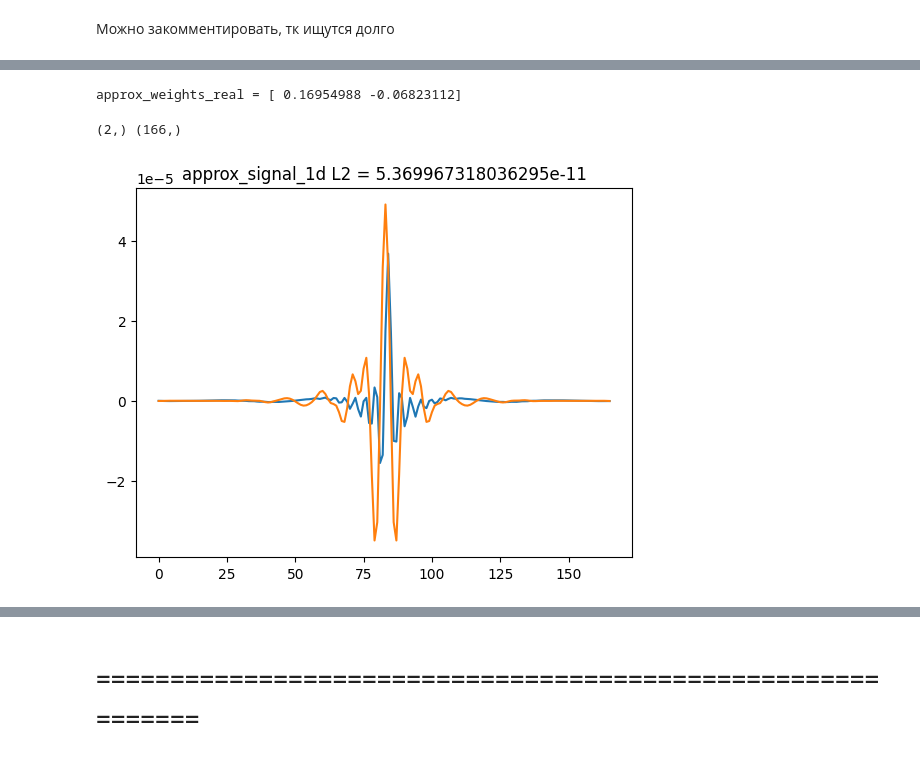
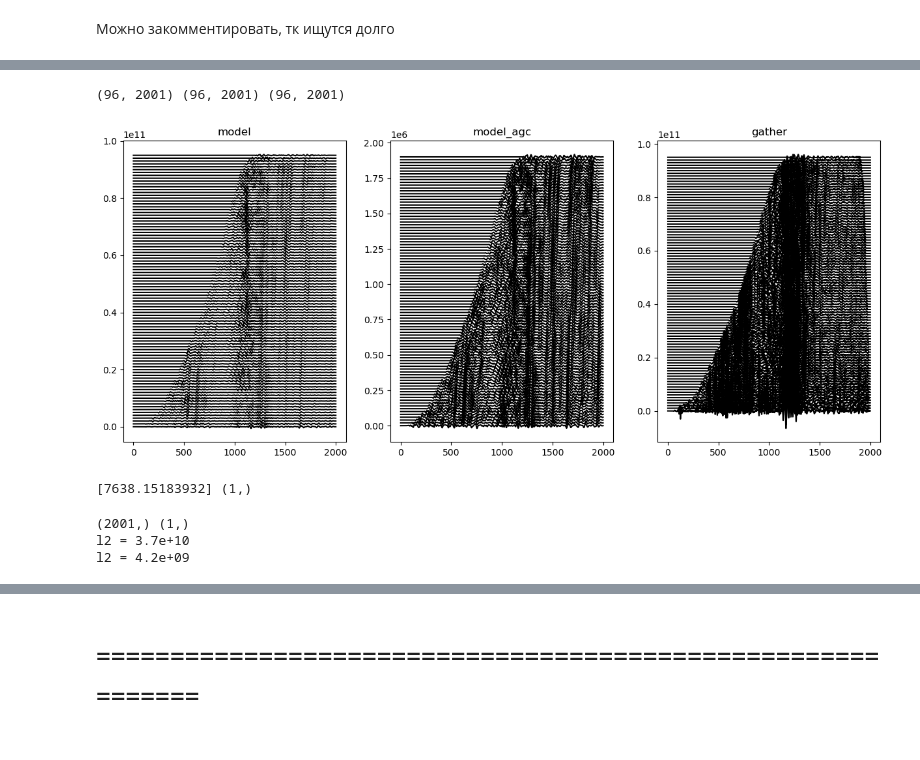
Before and after one commit to dd114/Adaptive-filter-1, a Jupyter notebook: Adaptive-filter-1.ipynb, the cells around one changed output, grey strips where cells are left out. Drawn from its saved outputs; the diff is of its cells as text; code cells hidden in the pictures.

```diff
--- a/Adaptive-filter-1.ipynb
+++ b/Adaptive-filter-1.ipynb
@@ -113,18 +96,0 @@ number_of_weights_real = 2
-# %%
-mult = 4e+3
-approx_weights_real = ps.fitting_of_weights(first_input_2d_real[number_of_signal] * mult, second_input_2d_real[number_of_signal] * mult, number_of_weights_real, 1, 1)
-print(f"approx_weights_real = {approx_weights_real}")
-# %% [output]
-approx_weights_real = [ 0.16954988 -0.06823112]
-# %%
-approx_signal_real = ps.processing_of_signal(first_input_2d_real[number_of_signal], approx_weights_real)
-# %% [output]
-(2,) (166,)
-# %%
-# plt.plot(first_input_2d_real[0])
-plt.plot(approx_signal_real)
-plt.plot(second_input_2d_real[number_of_signal])
-plt.title(f"approx_signal_1d L2 = {np.mean(((approx_signal_real - second_input_2d_real[number_of_signal]) ** 2), dtype=np.float32)}")
-plt.show()
-# %% [output]
-[figure, removed]
@@ -130,0 +100,47 @@ plt.show()
+# %%
+model = np.load("MODEL.NPY")
+model_agc = np.load("MODEL_AGC.NPY")
+gather = np.load("GATHER.NPY")
+
+print(model.shape, model_agc.shape, gather.shape)
+# %% [output]
+(96, 2001) (96, 2001) (96, 2001)
+# %%
+plt.figure(figsize=(15, 6))
+
+
+shift = 1e+9
+plt.subplot(1, 3, 1)
+plt.title("model")
+for i in range(96):
+    plt.plot(shift * i + model[i], color='black')
+
+shift_agc = 1e+5 / 5
+plt.subplot(1, 3, 2)
+plt.title("model_agc")
+for i in range(96):
+    plt.plot(shift_agc * i + model_agc[i], color='black')
+
+
+plt.subplot(1, 3, 3)
+plt.title("gather")
+for i in range(96):
+    plt.plot(shift * i + gather[i], color='black')
+
+plt.show()
+# %% [output]
+[figure, added]
+# %%
+approx_real_weights_1d = ps.fitting_of_weights(model_agc[0], gather[0], 1, 0.9)
+print(approx_real_weights_1d, approx_real_weights_1d.shape)
+# %% [output]
+[7638.15183932] (1,)
+# %%
+approx_real_signal_1d = ps.processing_of_signal(model_agc[0], approx_real_weights_1d)
+
+print(f"l2 = {l2(approx_real_signal_1d, gather[0]):.1e}")
+print(f"l2 = {l2(approx_real_signal_1d, model[0]):.1e}")
+# %% [output]
+(2001,) (1,)
+l2 = 3.7e+10
+l2 = 4.2e+09
```
Also changed, not shown: parts of 18 cells of this notebook, 1 other file.
